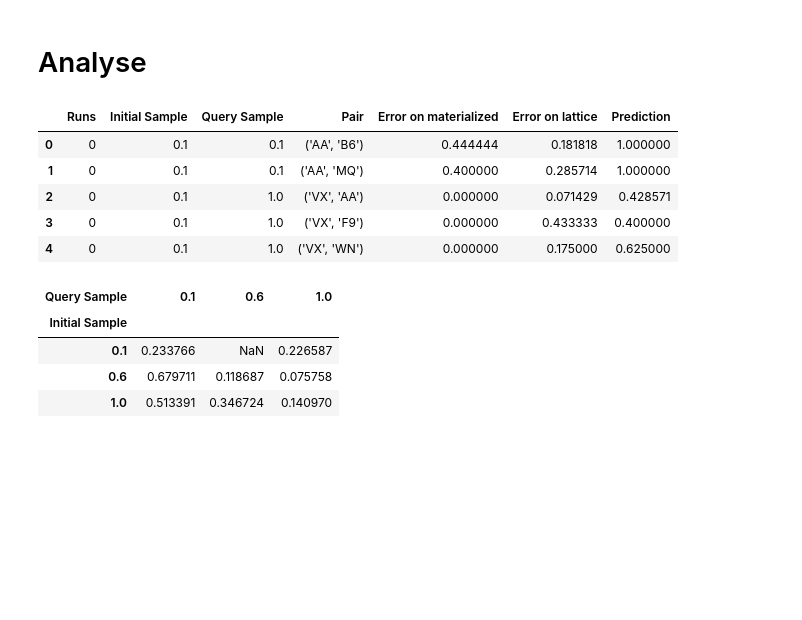
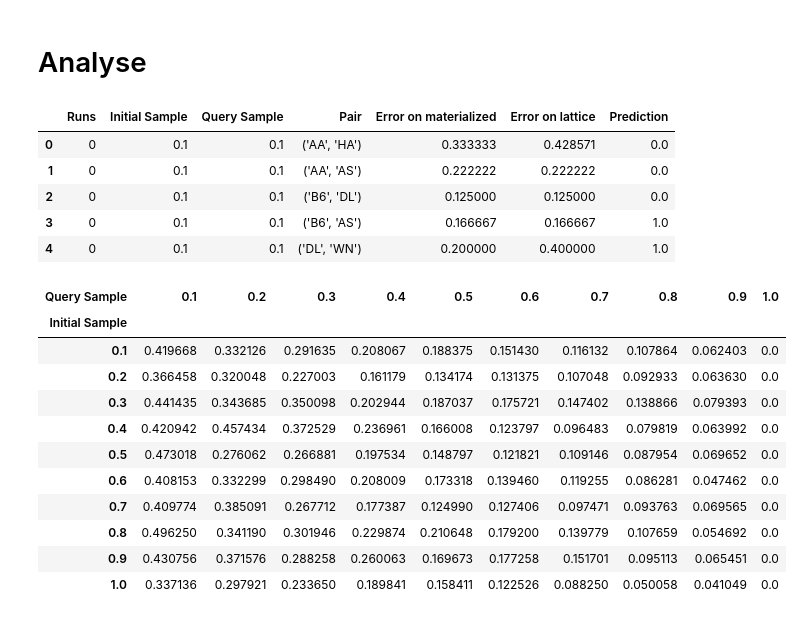
Before and after one commit to patrickmarcel/rankInsightGeneration, a Jupyter notebook: visu-results.ipynb, the cells around one changed output. Drawn from its saved outputs; the diff is of its cells as text; code cells hidden in the pictures; blank space fills up the shorter version.

```diff
--- a/visu-results.ipynb
+++ b/visu-results.ipynb
@@ -5,26 +5,35 @@ import pandas as pd
 import seaborn as sns
 from matplotlib import pyplot as plt
 # %%
-data = pd.read_csv("results/res_29-11-24_15_49_37.csv", index_col=0)
+data = pd.read_csv("results/error_29-11-24:18:52:08.csv", index_col=0)
+#data = pd.read_csv("results/f1-r@k_29-11-24:18:52:08.csv", index_col=0)
 data['Initial Sample'] = data['Initial Sample'].astype(str)
 # %%
 data.head()
 # %% [output]
 |  | Runs | Initial Sample | Query Sample | Pair | Error on materialized | Error on lattice | Prediction |
-| 0 | 0 | 0.1 | 0.1 | ('AA', 'B6') | 0.444444 | 0.181818 | 1.000000 |
-| 1 | 0 | 0.1 | 0.1 | ('AA', 'MQ') | 0.400000 | 0.285714 | 1.000000 |
-| 2 | 0 | 0.1 | 1.0 | ('VX', 'AA') | 0.000000 | 0.071429 | 0.428571 |
-| 3 | 0 | 0.1 | 1.0 | ('VX', 'F9') | 0.000000 | 0.433333 | 0.400000 |
-| 4 | 0 | 0.1 | 1.0 | ('VX', 'WN') | 0.000000 | 0.175000 | 0.625000 |
+| 0 | 0 | 0.1 | 0.1 | ('AA', 'HA') | 0.333333 | 0.428571 | 0.0 |
+| 1 | 0 | 0.1 | 0.1 | ('AA', 'AS') | 0.222222 | 0.222222 | 0.0 |
+| 2 | 0 | 0.1 | 0.1 | ('B6', 'DL') | 0.125000 | 0.125000 | 0.0 |
+| 3 | 0 | 0.1 | 0.1 | ('B6', 'AS') | 0.166667 | 0.166667 | 1.0 |
+| 4 | 0 | 0.1 | 0.1 | ('DL', 'WN') | 0.200000 | 0.400000 | 1.0 |
 # %%
-pivot = pd.pivot_table(data, values="Error on lattice", index='Initial Sample', columns=['Query Sample'], aggfunc="mean")
+pivot = pd.pivot_table(data, values="Error on materialized", index='Initial Sample', columns=['Query Sample'], aggfunc="mean")
+#pivot = pd.pivot_table(data, values="F1 on Queries", index='Initial Sample', columns=['Query Sample'], aggfunc="mean")
 pivot
 # %% [output]
-| Query Sample | 0.1 | 0.6 | 1.0 |
-| Initial Sample |  |  |  |
-| 0.1 | 0.233766 | NaN | 0.226587 |
-| 0.6 | 0.679711 | 0.118687 | 0.075758 |
-| 1.0 | 0.513391 | 0.346724 | 0.140970 |
+| Query Sample | 0.1 | 0.2 | 0.3 | 0.4 | 0.5 | 0.6 | 0.7 | 0.8 | 0.9 | 1.0 |
+| Initial Sample |  |  |  |  |  |  |  |  |  |  |
+| 0.1 | 0.419668 | 0.332126 | 0.291635 | 0.208067 | 0.188375 | 0.151430 | 0.116132 | 0.107864 | 0.062403 | 0.0 |
+| 0.2 | 0.366458 | 0.320048 | 0.227003 | 0.161179 | 0.134174 | 0.131375 | 0.107048 | 0.092933 | 0.063630 | 0.0 |
+| 0.3 | 0.441435 | 0.343685 | 0.350098 | 0.202944 | 0.187037 | 0.175721 | 0.147402 | 0.138866 | 0.079393 | 0.0 |
+| 0.4 | 0.420942 | 0.457434 | 0.372529 | 0.236961 | 0.166008 | 0.123797 | 0.096483 | 0.079819 | 0.063992 | 0.0 |
+| 0.5 | 0.473018 | 0.276062 | 0.266881 | 0.197534 | 0.148797 | 0.121821 | 0.109146 | 0.087954 | 0.069652 | 0.0 |
+| 0.6 | 0.408153 | 0.332299 | 0.298490 | 0.208009 | 0.173318 | 0.139460 | 0.119255 | 0.086281 | 0.047462 | 0.0 |
+| 0.7 | 0.409774 | 0.385091 | 0.267712 | 0.177387 | 0.124990 | 0.127406 | 0.097471 | 0.093763 | 0.069565 | 0.0 |
+| 0.8 | 0.496250 | 0.341190 | 0.301946 | 0.229874 | 0.210648 | 0.179200 | 0.139779 | 0.107659 | 0.054692 | 0.0 |
+| 0.9 | 0.430756 | 0.371576 | 0.288258 | 0.260063 | 0.169673 | 0.177258 | 0.151701 | 0.095113 | 0.065451 | 0.0 |
+| 1.0 | 0.337136 | 0.297921 | 0.233650 | 0.189841 | 0.158411 | 0.122526 | 0.088250 | 0.050058 | 0.041049 | 0.0 |
 # %%
 sns.heatmap(pivot, vmin=0, vmax=0.2)
 # %% [output]
```
Also changed, not shown: parts of 3 cells of this notebook, 4 other files.
